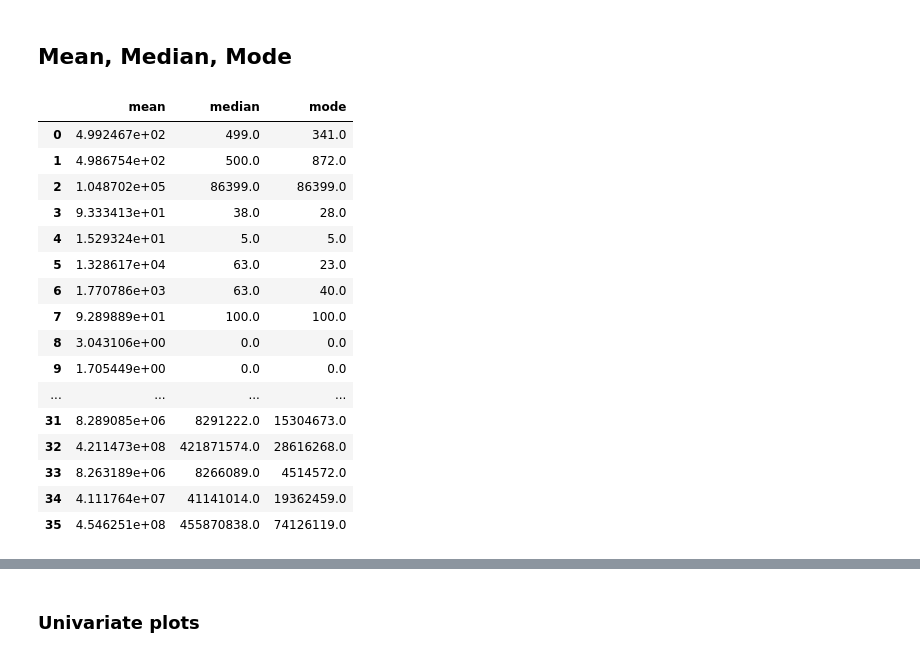
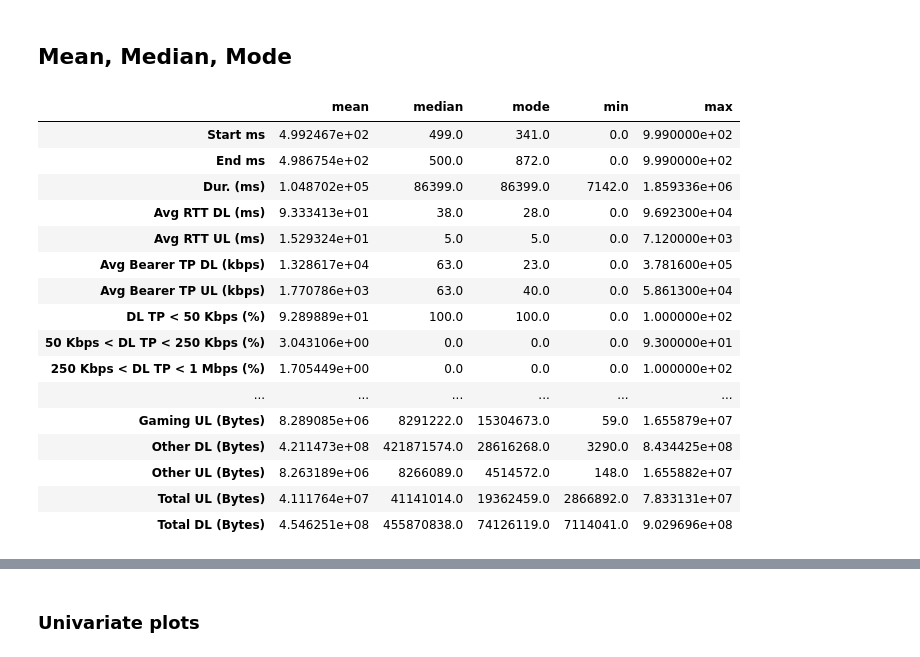
Before and after one commit to degagawolde/User-Analytics-Telecommunication-Industry, a Jupyter notebook: notebook/User-Overview-Analysis.ipynb, the cells around one changed output, grey strips where cells are left out. Drawn from its saved outputs; the diff is of its cells as text; code cells hidden in the pictures.

```diff
--- a/notebook/User-Overview-Analysis.ipynb
+++ b/notebook/User-Overview-Analysis.ipynb
@@ -314,31 +345,32 @@ for col in to_string:
 # %%
 central_tendency_measure = pd.DataFrame(
     {
-     'mean':clean_data.mean(numeric_only=True).values,
-     'median':clean_data.median(numeric_only=True).values,
-     'mode': clean_data.mode(numeric_only=True).rename(columns={0: "mode"}).iloc[0].values
-
-     })
+     'mean': clean_data.mean(numeric_only=True).values,
+     'median': clean_data.median(numeric_only=True).values,
+     'mode': clean_data.mode(numeric_only=True).rename(columns={0: "mode"}).iloc[0].values,
+     'min': clean_data.min(numeric_only=True).values,
+     'max': clean_data.max(numeric_only=True).values
+    }, index=clean_data.select_dtypes(include=np.number).columns.tolist())
 
 central_tendency_measure
 # %% [output]
-|  | mean | median | mode |
-| 0 | 4.992467e+02 | 499.0 | 341.0 |
-| 1 | 4.986754e+02 | 500.0 | 872.0 |
-| 2 | 1.048702e+05 | 86399.0 | 86399.0 |
-| 3 | 9.333413e+01 | 38.0 | 28.0 |
-| 4 | 1.529324e+01 | 5.0 | 5.0 |
-| 5 | 1.328617e+04 | 63.0 | 23.0 |
-| 6 | 1.770786e+03 | 63.0 | 40.0 |
-| 7 | 9.289889e+01 | 100.0 | 100.0 |
-| 8 | 3.043106e+00 | 0.0 | 0.0 |
-| 9 | 1.705449e+00 | 0.0 | 0.0 |
-| ... | ... | ... | ... |
-| 31 | 8.289085e+06 | 8291222.0 | 15304673.0 |
-| 32 | 4.211473e+08 | 421871574.0 | 28616268.0 |
-| 33 | 8.263189e+06 | 8266089.0 | 4514572.0 |
-| 34 | 4.111764e+07 | 41141014.0 | 19362459.0 |
-| 35 | 4.546251e+08 | 455870838.0 | 74126119.0 |
+|  | mean | median | mode | min | max |
+| Start ms | 4.992467e+02 | 499.0 | 341.0 | 0.0 | 9.990000e+02 |
+| End ms | 4.986754e+02 | 500.0 | 872.0 | 0.0 | 9.990000e+02 |
+| Dur. (ms) | 1.048702e+05 | 86399.0 | 86399.0 | 7142.0 | 1.859336e+06 |
+| Avg RTT DL (ms) | 9.333413e+01 | 38.0 | 28.0 | 0.0 | 9.692300e+04 |
+| Avg RTT UL (ms) | 1.529324e+01 | 5.0 | 5.0 | 0.0 | 7.120000e+03 |
+| Avg Bearer TP DL (kbps) | 1.328617e+04 | 63.0 | 23.0 | 0.0 | 3.781600e+05 |
+| Avg Bearer TP UL (kbps) | 1.770786e+03 | 63.0 | 40.0 | 0.0 | 5.861300e+04 |
+| DL TP < 50 Kbps (%) | 9.289889e+01 | 100.0 | 100.0 | 0.0 | 1.000000e+02 |
+| 50 Kbps < DL TP < 250 Kbps (%) | 3.043106e+00 | 0.0 | 0.0 | 0.0 | 9.300000e+01 |
+| 250 Kbps < DL TP < 1 Mbps (%) | 1.705449e+00 | 0.0 | 0.0 | 0.0 | 1.000000e+02 |
+| ... | ... | ... | ... | ... | ... |
+| Gaming UL (Bytes) | 8.289085e+06 | 8291222.0 | 15304673.0 | 59.0 | 1.655879e+07 |
+| Other DL (Bytes) | 4.211473e+08 | 421871574.0 | 28616268.0 | 3290.0 | 8.434425e+08 |
+| Other UL (Bytes) | 8.263189e+06 | 8266089.0 | 4514572.0 | 148.0 | 1.655882e+07 |
+| Total UL (Bytes) | 4.111764e+07 | 41141014.0 | 19362459.0 | 2866892.0 | 7.833131e+07 |
+| Total DL (Bytes) | 4.546251e+08 | 455870838.0 | 74126119.0 | 7114041.0 | 9.029696e+08 |
 # %%
 clean_data.describe(exclude=[object])
 # %% [output]
```
Also changed, not shown: parts of 17 cells of this notebook, 1 other file.
